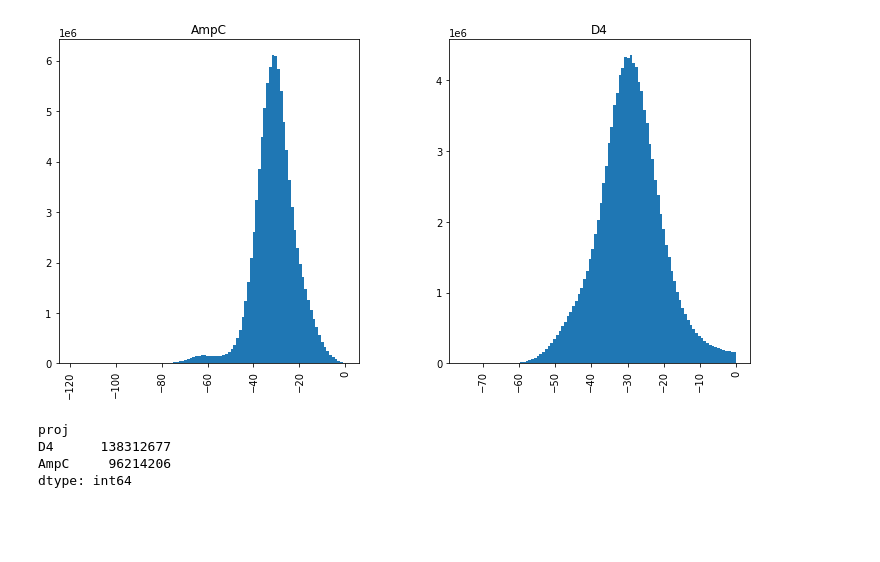
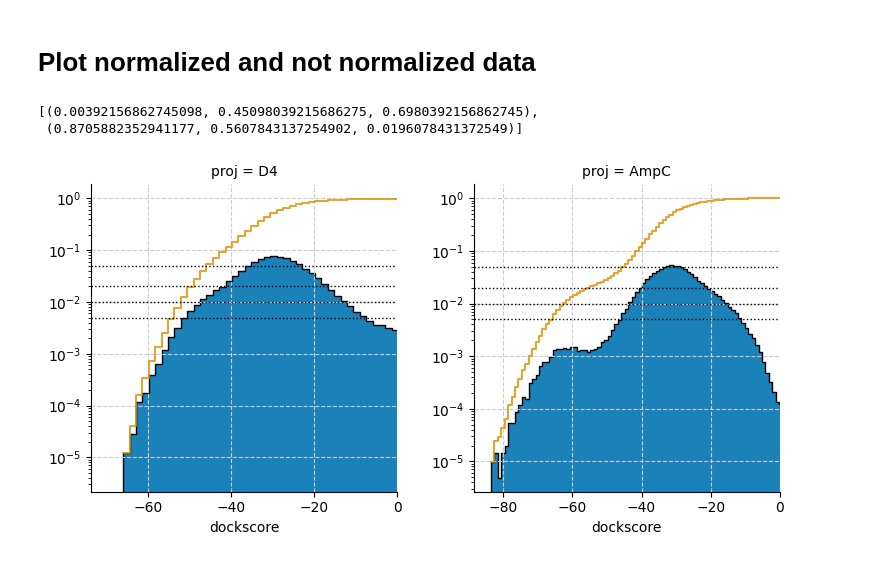
Before and after one commit to marinegor/Linear-accelerated-docking, a Jupyter notebook: notebooks/Figure_1_dataset_description.ipynb, the cells around one changed output. Saved outputs shown, nothing was run; the diff lists cells and outputs as text; code cells hidden in the pictures; blank space fills up the shorter version.

```diff
--- a/notebooks/Figure_1_dataset_description.ipynb
+++ b/notebooks/Figure_1_dataset_description.ipynb
@@ -30,5 +30,5 @@ for name, path in datasets.items():
     df['proj'] = name
     dfs.append(df)
 
-df = dd.concat(dfs).compute(num_workers = 16)
+raw_data = dd.concat(dfs).compute(num_workers = 16)
 # %% [output]
@@ -36,0 +37,71 @@ Wall time: 4min 27s
+# %% [markdown]
+# Plot normalized and not normalized data
+# %%
+df = (
+    raw_data
+#     .query('dockscore < 0')
+    .sample(500_000)
+    .reset_index()
+)
+# %%
+colors = sns.color_palette("colorblind", 2)
+colors
+# %% [output]
+[(0.00392156862745098, 0.45098039215686275, 0.6980392156862745),
+ (0.8705882352941177, 0.5607843137254902, 0.0196078431372549)]
+# %%
+kwa = {
+#     'color':'proj',
+    'x':'dockscore',
+    'bins':100,
+    'stat':'probability',
+}
+
+grid = sns.FacetGrid(df,
+                     col = "proj",
+                     margin_titles=True, sharex=False, sharey=False,
+                     height=4, aspect=1.
+                    )
+(grid
+ .map_dataframe(sns.histplot, **kwa,
+                color=colors[0],
+                alpha=0.9,
+                discrete=False,
+                element='step',
+                linewidth=1,
+                edgecolor='black',
+               )
+ .set(yscale = 'log')
+)
+
+(grid
+ .map_dataframe(sns.histplot, **kwa,
+                color=colors[1],
+                alpha=0.8,
+                cumulative=True, element="step", fill=False,
+               )
+ .set(yscale = 'log')
+)
+
+for ax in grid.axes.flat:
+    ...
+#     ax.yaxis.set_major_formatter(ticker.EngFormatter())
+#     ax.yaxis.set_minor_locator(AutoMinorLocator(4))
+    ax.set_ylabel('')
+    ax.grid(which='major', color='#CCCCCC', linestyle='--')
+
+    for y_value in [0.5e-2, 1e-2, 2e-2, 5e-2]:
+        ax.axhline(y_value, color='black', linestyle=':', linewidth=1.0)
+#     ax.grid(which='minor', color='#CCCCCC', linestyle=':')
+    ax.set_xlim(None, 0)
+#     plt.setp(ax.get_yticklabels(), rotation=90)
+
+
+# grid.set_titles(row_template = '{row_name}', col_template = '{col_name}')
+grid.set_titles()
+grid.add_legend()
+
+plt.savefig('../figures/Figure_1.png')
+plt.show()
+# %% [output]
+[figure, added]
@@ -39,12 +124,5 @@ fig = plt.figure(figsize = (12,6))
 ax = fig.gca()
 df.query('dockscore < 0').hist('dockscore', bins=100, by='proj', ax=ax)
 plt.savefig('../figures/Figure_1.png')
-# %% [output]
-[figure, removed]
 # %%
 df.value_counts('proj')
-# %% [output]
-proj
-D4      138312677
-AmpC     96214206
-dtype: int64
```
Also changed, not shown: parts of 6 cells of this notebook, 2 other files.
